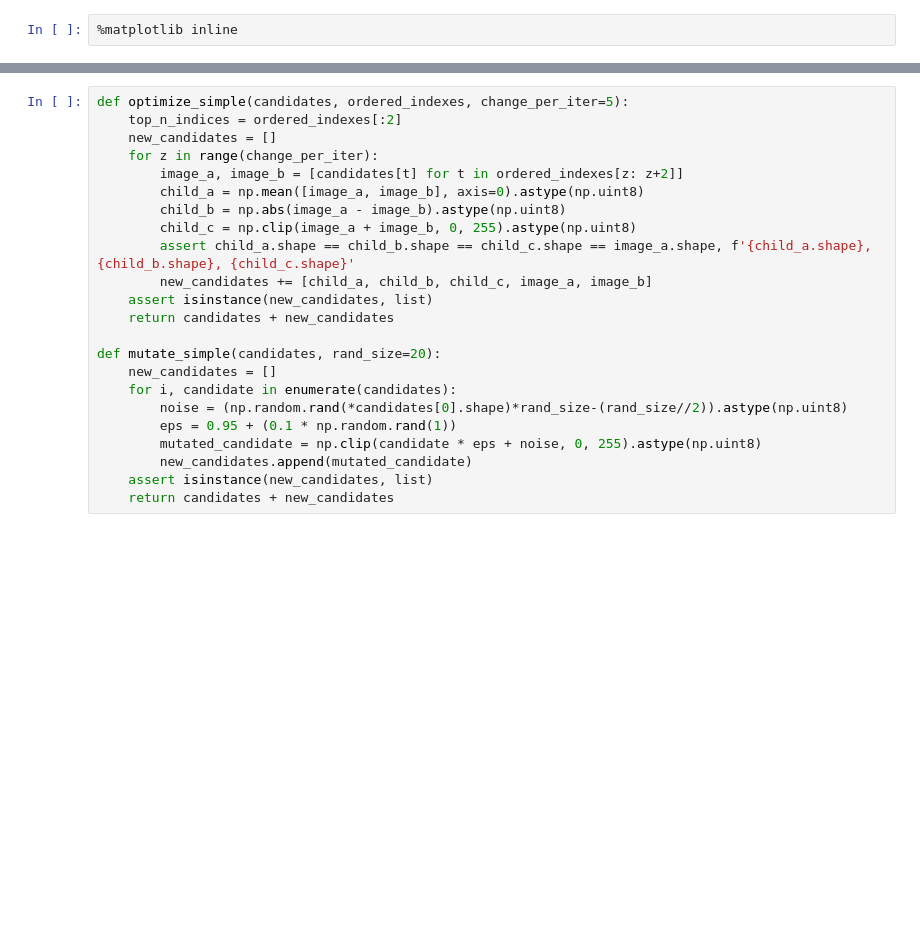
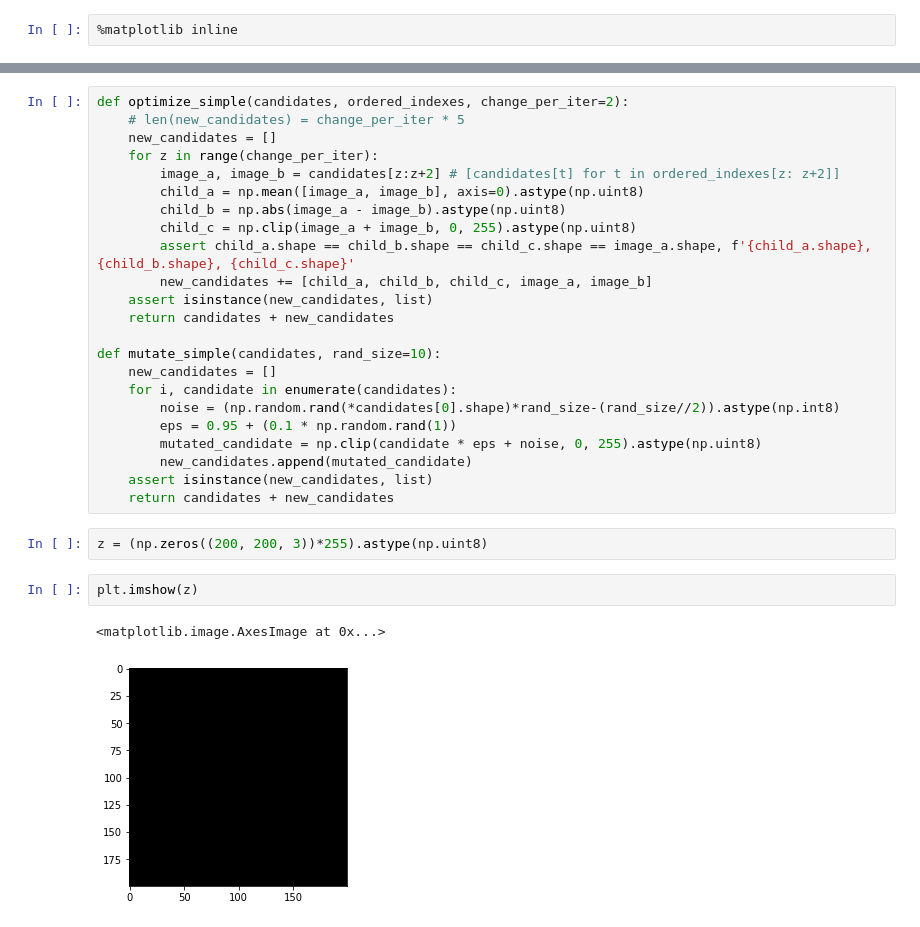
Before and after one commit to Baukebrenninkmeijer/Genertic-Algorithms-for-Image-generation, a Jupyter notebook: Untitled.ipynb, the cells around one changed output, grey strips where cells are left out. Drawn from its saved outputs; the diff is of its cells as text; blank space fills up the shorter version.

```diff
--- a/Untitled.ipynb
+++ b/Untitled.ipynb
@@ -110,11 +126,11 @@ def find_closest(image, optimize, mutate, pop_size=100, n_iters=200):
 def mse(image, candidate):
     return np.mean(np.square(image-candidate))
 # %%
-def optimize_simple(candidates, ordered_indexes, change_per_iter=5):
-    top_n_indices = ordered_indexes[:2]
+def optimize_simple(candidates, ordered_indexes, change_per_iter=2):
+    # len(new_candidates) = change_per_iter * 5
     new_candidates = []
     for z in range(change_per_iter):
-        image_a, image_b = [candidates[t] for t in ordered_indexes[z: z+2]]
+        image_a, image_b = candidates[z:z+2] # [candidates[t] for t in ordered_indexes[z: z+2]]
         child_a = np.mean([image_a, image_b], axis=0).astype(np.uint8)
         child_b = np.abs(image_a - image_b).astype(np.uint8)
         child_c = np.clip(image_a + image_b, 0, 255).astype(np.uint8)
@@ -123,13 +139,20 @@ def optimize_simple(candidates, ordered_indexes, change_per_iter=5):
     assert isinstance(new_candidates, list)
     return candidates + new_candidates
 
-def mutate_simple(candidates, rand_size=20):
+def mutate_simple(candidates, rand_size=10):
     new_candidates = []
     for i, candidate in enumerate(candidates):
-        noise = (np.random.rand(*candidates[0].shape)*rand_size-(rand_size//2)).astype(np.uint8)
+        noise = (np.random.rand(*candidates[0].shape)*rand_size-(rand_size//2)).astype(np.int8)
         eps = 0.95 + (0.1 * np.random.rand(1))
         mutated_candidate = np.clip(candidate * eps + noise, 0, 255).astype(np.uint8)
         new_candidates.append(mutated_candidate)
     assert isinstance(new_candidates, list)
     return candidates + new_candidates
+# %%
+z = (np.zeros((200, 200, 3))*255).astype(np.uint8)
+# %%
+plt.imshow(z)
+# %% [output]
+<matplotlib.image.AxesImage at 0x...>
+[figure, added]
 # %%
```
Also changed, not shown: parts of 9 cells of this notebook, 1 other file.
